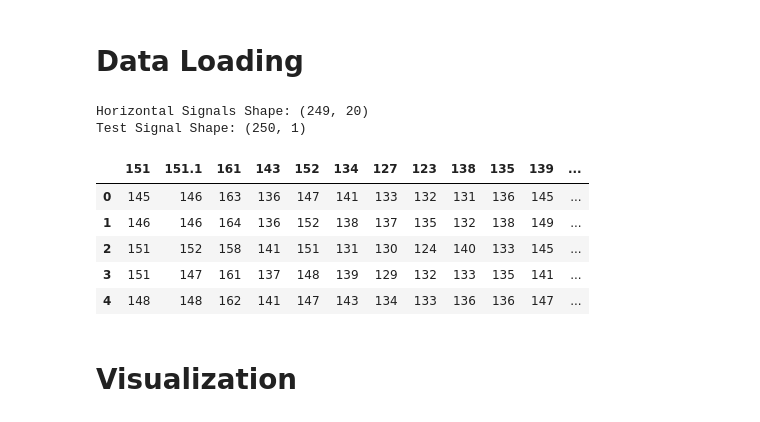
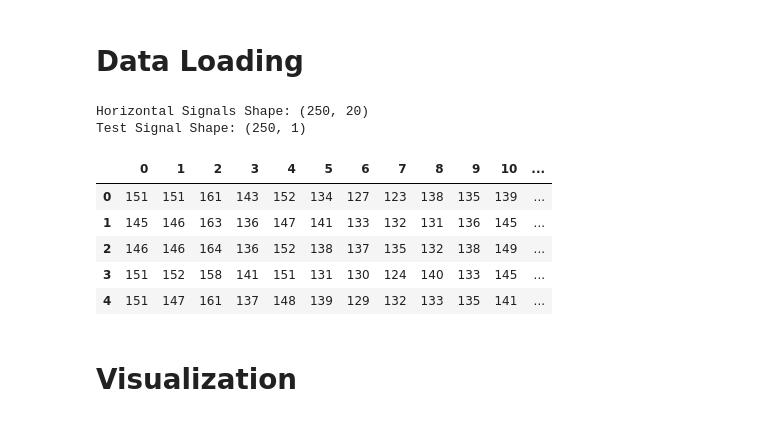
Before and after one commit to Kero-83/hci-tasks, a Jupyter notebook: Task 1_EOG Task/Task_1.ipynb, the cells around one changed output. Saved outputs shown, nothing was run; the diff lists cells and outputs as text; code cells hidden in the pictures.

```diff
--- a/Task 1_EOG Task/Task_1.ipynb
+++ b/Task 1_EOG Task/Task_1.ipynb
@@ -3,36 +3,37 @@
 # %%
 import numpy as np
 import pandas as pd
 import matplotlib.pyplot as plt
 from scipy import signal
 
 import warnings
 warnings.filterwarnings('ignore')
 
 # Load data
 signals_path = '2- Horizontal Signals.xlsx'
 test_path = '3- Test Signal.txt'
 
-df_signals = pd.read_excel(signals_path)
-df_test = pd.read_csv(test_path, header=None, names=['Signal'])
+df_signals = pd.read_excel(signals_path, header=None)
+
+df_test = pd.read_table(test_path, header=None, names=['Signal'])
 
 # Remove last row which is contains the name of the signal
-# signal_names = df_signals.iloc[-1].t.olist()
+signal_names = df_signals.iloc[-1].tolist()
 df_signals = df_signals.iloc[:-1]
 
 print("Horizontal Signals Shape:", df_signals.shape)
 print("Test Signal Shape:", df_test.shape)
 
 df_signals.head()
 # %% [output]
-Horizontal Signals Shape: (249, 20)
+Horizontal Signals Shape: (250, 20)
 Test Signal Shape: (250, 1)
-|  | 151 | 151.1 | 161 | 143 | 152 | 134 | 127 | 123 | 138 | 135 | 139 | ... |
-| 0 | 145 | 146 | 163 | 136 | 147 | 141 | 133 | 132 | 131 | 136 | 145 | ... |
-| 1 | 146 | 146 | 164 | 136 | 152 | 138 | 137 | 135 | 132 | 138 | 149 | ... |
-| 2 | 151 | 152 | 158 | 141 | 151 | 131 | 130 | 124 | 140 | 133 | 145 | ... |
-| 3 | 151 | 147 | 161 | 137 | 148 | 139 | 129 | 132 | 133 | 135 | 141 | ... |
-| 4 | 148 | 148 | 162 | 141 | 147 | 143 | 134 | 133 | 136 | 136 | 147 | ... |
+|  | 0 | 1 | 2 | 3 | 4 | 5 | 6 | 7 | 8 | 9 | 10 | ... |
+| 0 | 151 | 151 | 161 | 143 | 152 | 134 | 127 | 123 | 138 | 135 | 139 | ... |
+| 1 | 145 | 146 | 163 | 136 | 147 | 141 | 133 | 132 | 131 | 136 | 145 | ... |
+| 2 | 146 | 146 | 164 | 136 | 152 | 138 | 137 | 135 | 132 | 138 | 149 | ... |
+| 3 | 151 | 152 | 158 | 141 | 151 | 131 | 130 | 124 | 140 | 133 | 145 | ... |
+| 4 | 151 | 147 | 161 | 137 | 148 | 139 | 129 | 132 | 133 | 135 | 141 | ... |
 # %% [markdown]
 # Visualization
 # %%
```
Also changed, not shown: parts of 3 cells of this notebook, 1 other file.
